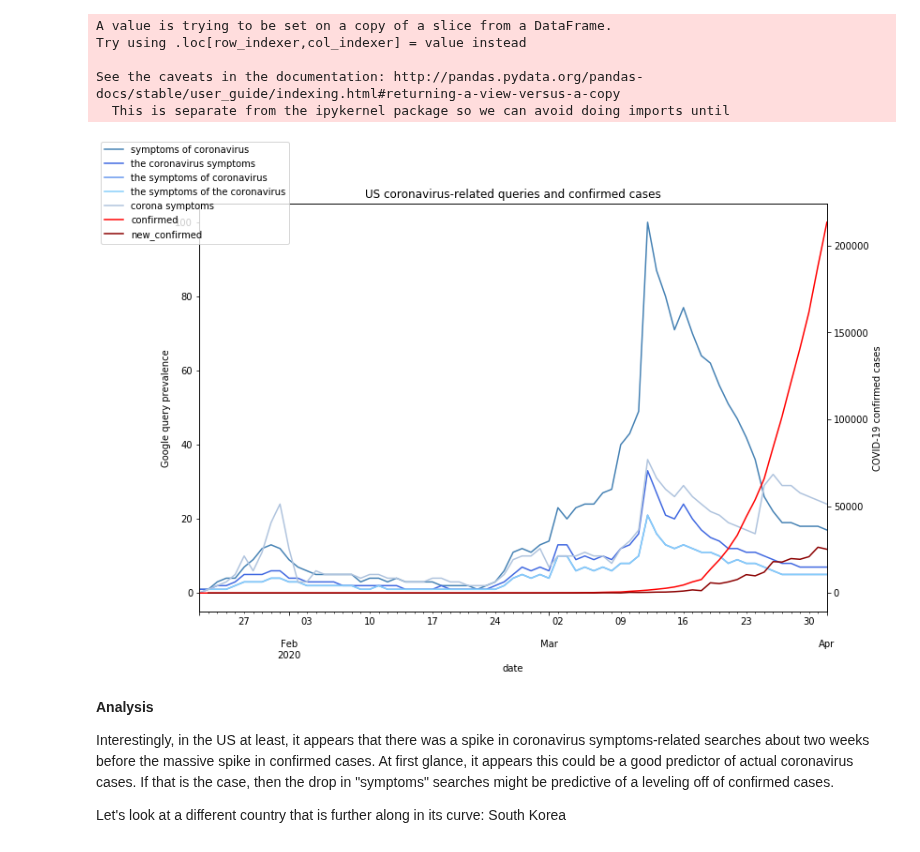
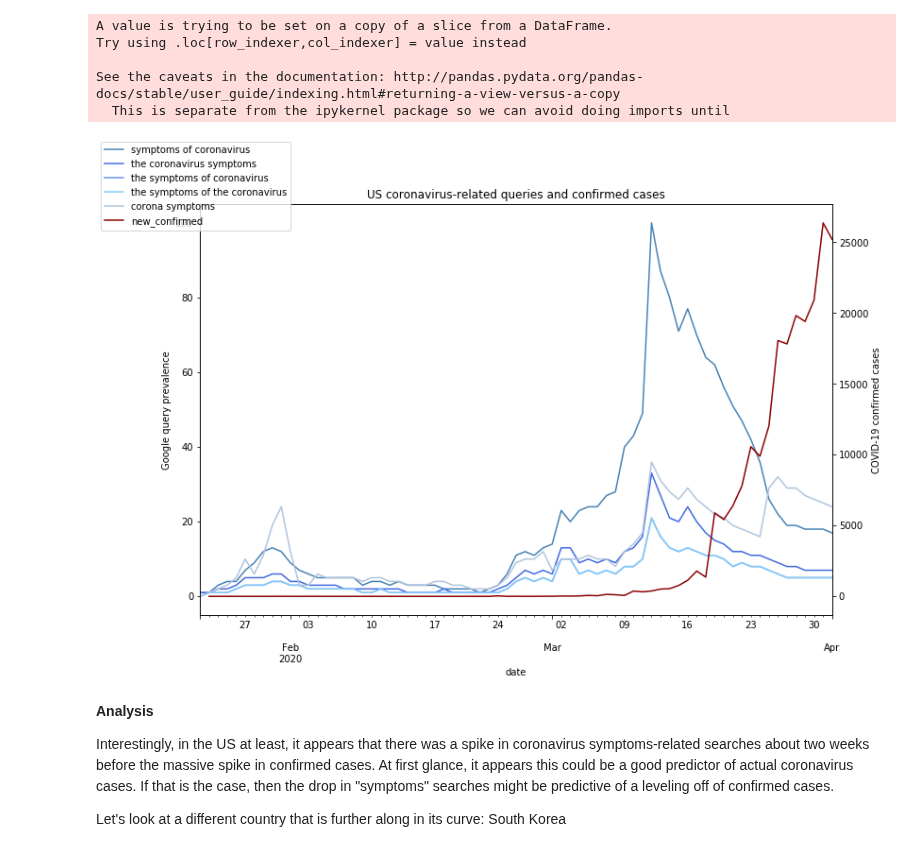
Before and after one commit to spotted-d/RNN_covid19_modeling, a Jupyter notebook: milestone2_eda/milestone2_eda.ipynb, the cells around one changed output. Cells and saved outputs as stored; diff of their text form; code cells hidden in the pictures.

```diff
--- a/milestone2_eda/milestone2_eda.ipynb
+++ b/milestone2_eda/milestone2_eda.ipynb
@@ -508,23 +508,23 @@ See the caveats in the documentation: http://pandas.pydata.org/pandas-docs/stabl
 # %%
 # now plot top 5 related queries with confirmed cases
 fig = plt.figure(figsize=(12, 8))
 ax1 = fig.add_subplot(111)
 search_cases_us.plot(x="date", y=kw5_list[0], color="steelblue",  ax=ax1, legend=False)
 search_cases_us.plot(x="date", y=kw5_list[1], color="royalblue", ax=ax1, legend=False)
 search_cases_us.plot(x="date", y=kw5_list[2], color="cornflowerblue", ax=ax1, legend=False)
 search_cases_us.plot(x="date", y=kw5_list[3], color="lightskyblue", ax=ax1, legend=False)
 search_cases_us.plot(x="date", y=kw5_list[4], color="lightsteelblue", ax=ax1, legend=False)
 ax2 = ax1.twinx()
-search_cases_us.plot(x="date", y="confirmed", ax=ax2, legend=False, color="r")
+# search_cases_us.plot(x="date", y="confirmed", ax=ax2, legend=False, color="r")
 search_cases_us.plot(x="date", y="new_confirmed", ax=ax2, legend=False, color="darkred")
 
 ax1.figure.legend(loc="upper left")
 ax1.set_title("US coronavirus-related queries and confirmed cases")
 ax1.set_ylabel("Google query prevalence")
 ax2.set_ylabel("COVID-19 confirmed cases")
 plt.show();
 # %% [output]
-[figure, old version]
+[figure, new version]
 # %% [markdown]
 **Analysis**
 
```
Also changed, not shown: parts of 1 cell of this notebook.
